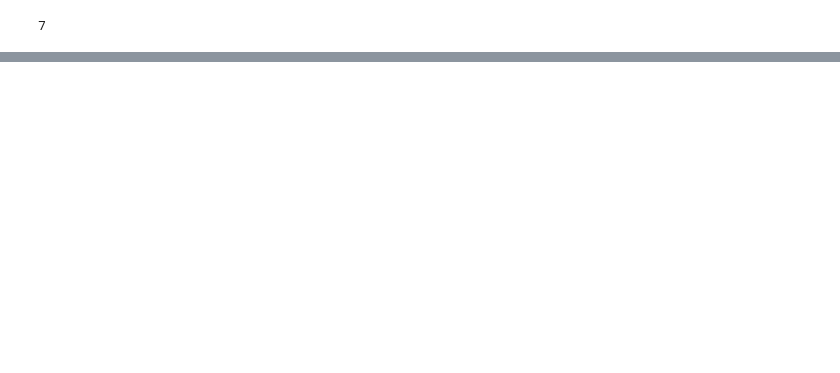
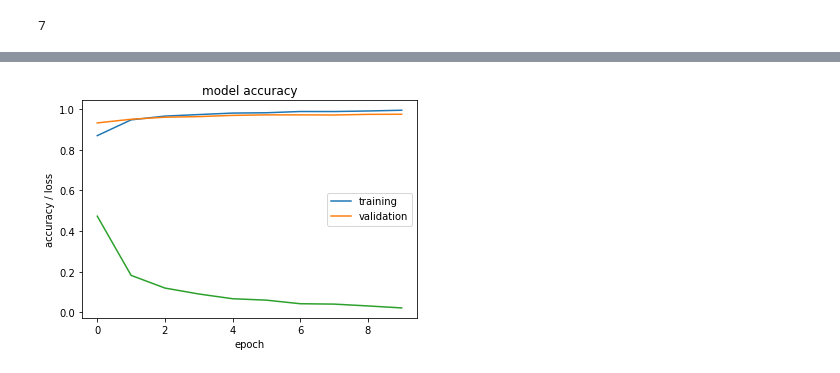
Before and after one commit to sivasaiyadav8143/Deep-Learning-with-Python, a Jupyter notebook: DeepLearningMnist.ipynb, the cells around one changed output, grey strips where cells are left out. Drawn from its saved outputs; the diff is of its cells as text; code cells hidden in the pictures; blank space fills up the shorter version.

```diff
--- a/DeepLearningMnist.ipynb
+++ b/DeepLearningMnist.ipynb
@@ -166,0 +184,6 @@ weighted avg       0.98      0.98      0.98     10000
+# %%
+Input_layer = Input(shape=(784,))  #defining input layer
+First_hidden = Dense(500 , activation='relu')(Input_layer)
+Second_hidden = Dense(100, activation='relu')(First_hidden)
+Output_layer = Dense(10, activation='softmax')(Second_hidden)
+model = Model(inputs=Input_layer, outputs=Output_layer)
@@ -166,0 +209,4 @@ weighted avg       0.98      0.98      0.98     10000
+# %%
+model.compile(loss='categorical_crossentropy',optimizer='adam', metrics=['accuracy'])
+# %%
+history = model.fit(x_train, y_train, epochs=10, batch_size=512, validation_split=.3, verbose=1)
@@ -166,0 +231,11 @@ weighted avg       0.98      0.98      0.98     10000
+# %%
+plt.plot(history.history['accuracy'])
+plt.plot(history.history['val_accuracy'])
+plt.plot(history.history['loss'])
+plt.title('model accuracy')
+plt.ylabel('accuracy / loss')
+plt.xlabel('epoch')
+plt.legend(['training', 'validation'], loc='best')
+plt.show()
+# %% [output]
+[figure, added]
```
Also changed, not shown: parts of 16 cells of this notebook.
